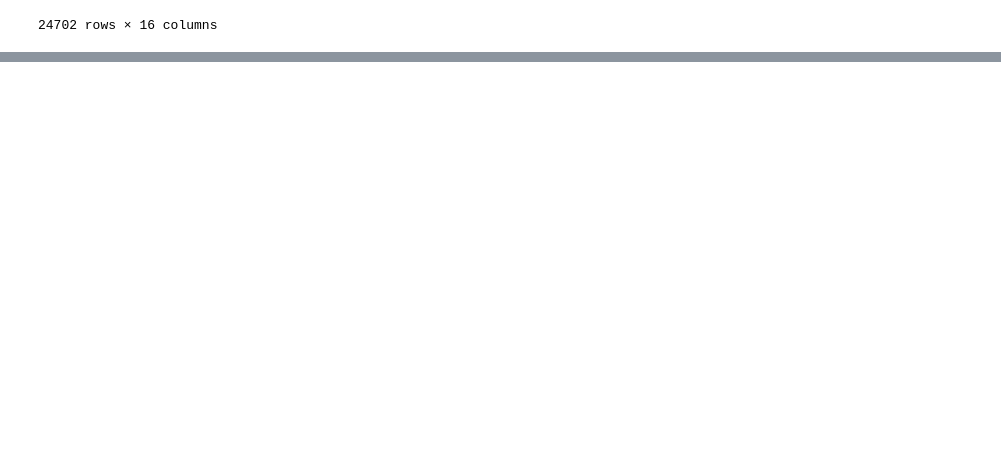
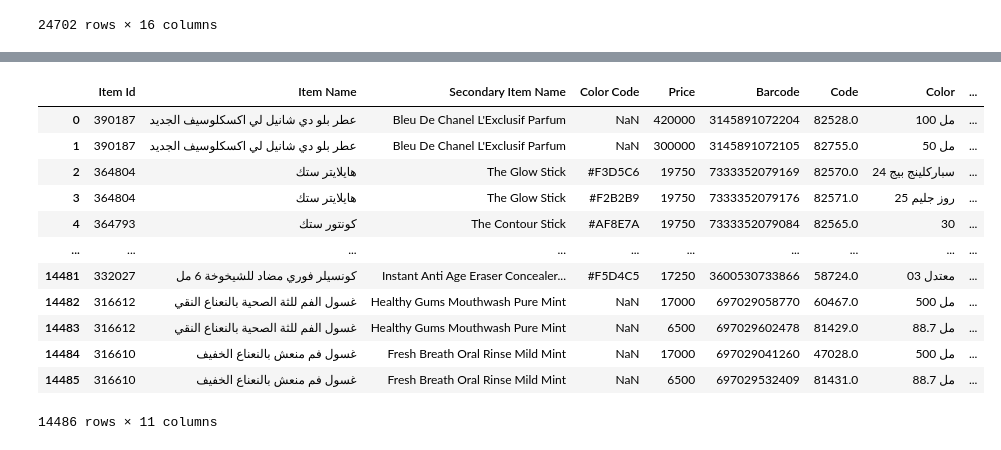
Before and after one commit to Ahmadhumayoun/AdvancePythonClassRepo, a Jupyter notebook: PandasLearning.ipynb, the cells around one changed output, grey strips where cells are left out. Saved outputs shown, nothing was run; the diff lists cells and outputs as text; code cells hidden in the pictures; blank space fills up the shorter version.

```diff
--- a/PandasLearning.ipynb
+++ b/PandasLearning.ipynb
@@ -792,0 +813,2 @@ dfItems
+# %%
+dfCollections.drop(columns=["Size","Unit Level"],inplace=True)
@@ -792,0 +831,24 @@ dfItems
+# %%
+MessyPrice =  list(dfCollections["Price"])
+CleanedPrice = []
+for price in MessyPrice:
+   price = price.replace("د.ع","")
+   price = price.replace(",","")
+   CleanedPrice.append(int(price))
+dfCollections["Price"]=CleanedPrice
+# %%
+dfCollections
+# %% [output]
+|  | Item Id | Item Name | Secondary Item Name | Color Code | Price | Barcode | Code | Color | ... |
+| 0 | 390187 | عطر بلو دي شانيل لي اكسكلوسيف الجديد | Bleu De Chanel L'Exclusif Parfum | NaN | 420000 | 3145891072204 | 82528.0 | 100 مل | ... |
+| 1 | 390187 | عطر بلو دي شانيل لي اكسكلوسيف الجديد | Bleu De Chanel L'Exclusif Parfum | NaN | 300000 | 3145891072105 | 82755.0 | 50 مل | ... |
+| 2 | 364804 | هايلايتر ستك | The Glow Stick | #F3D5C6 | 19750 | 7333352079169 | 82570.0 | 24 سباركلينج بيج | ... |
+| 3 | 364804 | هايلايتر ستك | The Glow Stick | #F2B2B9 | 19750 | 7333352079176 | 82571.0 | 25 روز جليم | ... |
+| 4 | 364793 | كونتور ستك | The Contour Stick | #AF8E7A | 19750 | 7333352079084 | 82565.0 | 30 | ... |
+| ... | ... | ... | ... | ... | ... | ... | ... | ... | ... |
+| 14481 | 332027 | كونسيلر فوري مضاد للشيخوخة 6 مل | Instant Anti Age Eraser Concealer... | #F5D4C5 | 17250 | 3600530733866 | 58724.0 | 03 معتدل | ... |
+| 14482 | 316612 | غسول الفم للثة الصحية بالنعناع النقي | Healthy Gums Mouthwash Pure Mint | NaN | 17000 | 697029058770 | 60467.0 | 500 مل | ... |
+| 14483 | 316612 | غسول الفم للثة الصحية بالنعناع النقي | Healthy Gums Mouthwash Pure Mint | NaN | 6500 | 697029602478 | 81429.0 | 88.7 مل | ... |
+| 14484 | 316610 | غسول فم منعش بالنعناع الخفيف | Fresh Breath Oral Rinse Mild Mint | NaN | 17000 | 697029041260 | 47028.0 | 500 مل | ... |
+| 14485 | 316610 | غسول فم منعش بالنعناع الخفيف | Fresh Breath Oral Rinse Mild Mint | NaN | 6500 | 697029532409 | 81431.0 | 88.7 مل | ... |
+14486 rows × 11 columns
```
Also changed, not shown: parts of 29 cells of this notebook.
